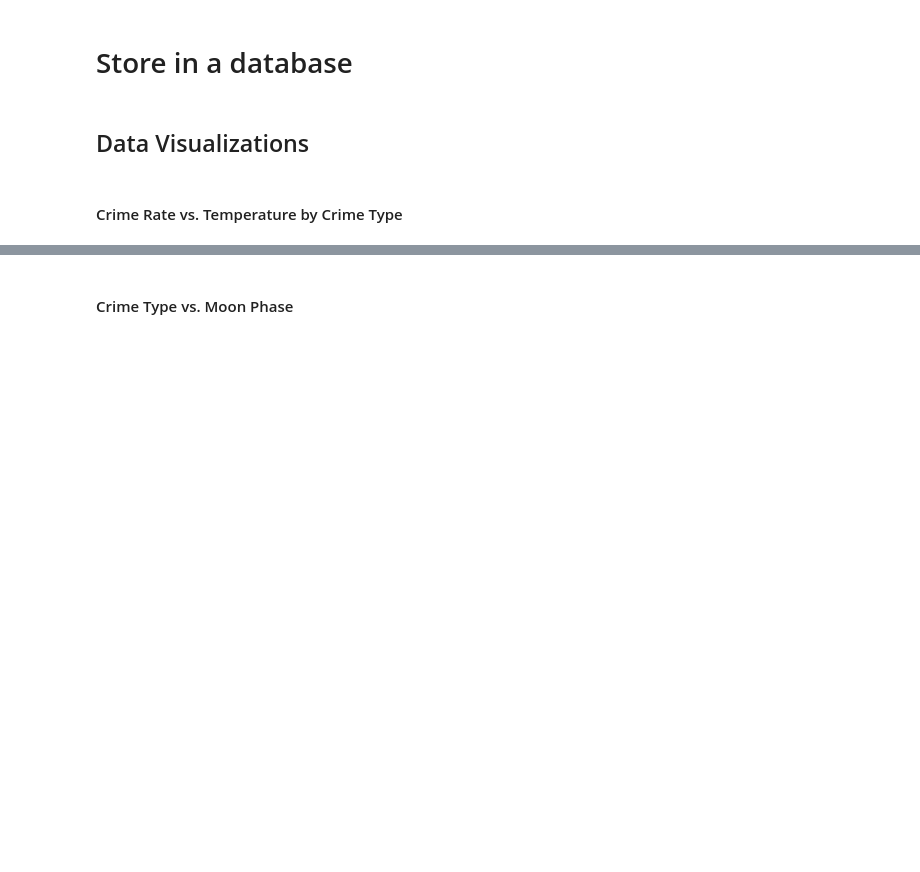
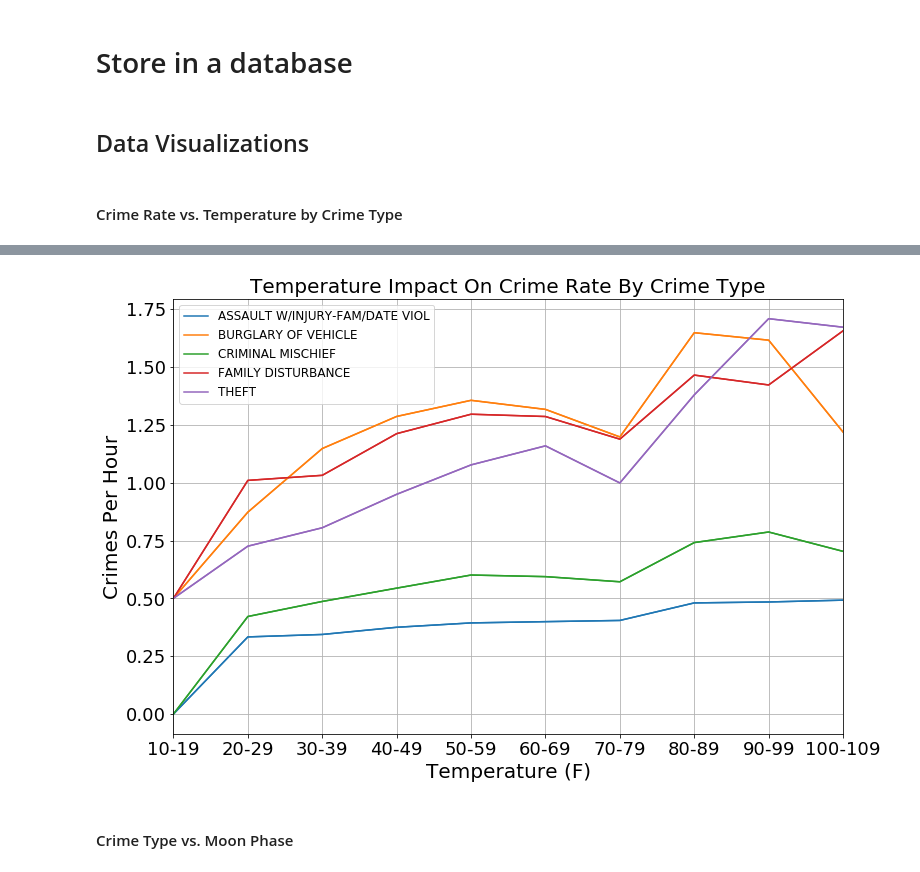
Before and after one commit to eanord4/First-Project, a Jupyter notebook: first-project.ipynb, the cells around one changed output, grey strips where cells are left out. Cells and saved outputs as stored; diff of their text form; code cells hidden in the pictures; blank space fills up the shorter version.

```diff
--- a/first-project.ipynb
+++ b/first-project.ipynb
@@ -113,13 +219,15 @@ df_pivot1
 # %%
 ax = df_pivot1.plot(figsize=(12,10), legend=False)
 ax.set_prop_cycle(None)
 
 df_pivot1.plot(figsize=(12,8), ax = ax, grid=True)
 plt.title("Temperature Impact On Crime Rate By Crime Type", fontsize=20)
-plt.legend(legend1, fontsize=12)
+plt.legend(legend_values, fontsize=12)
 plt.xlabel("Temperature (F)", fontsize=20)
 plt.ylabel("Crimes Per Hour", fontsize=20)
 plt.tick_params(labelsize=18)
+# %% [output]
+[figure, added]
 # %% [markdown]
 #### Crime Type vs. Moon Phase
 # %%
```
Also changed, not shown: parts of 25 cells of this notebook, 2 other files.
